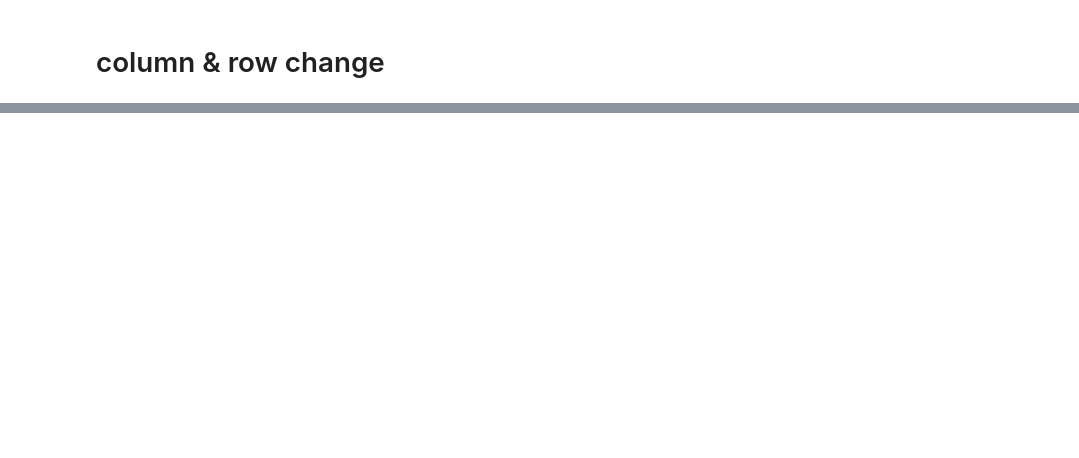
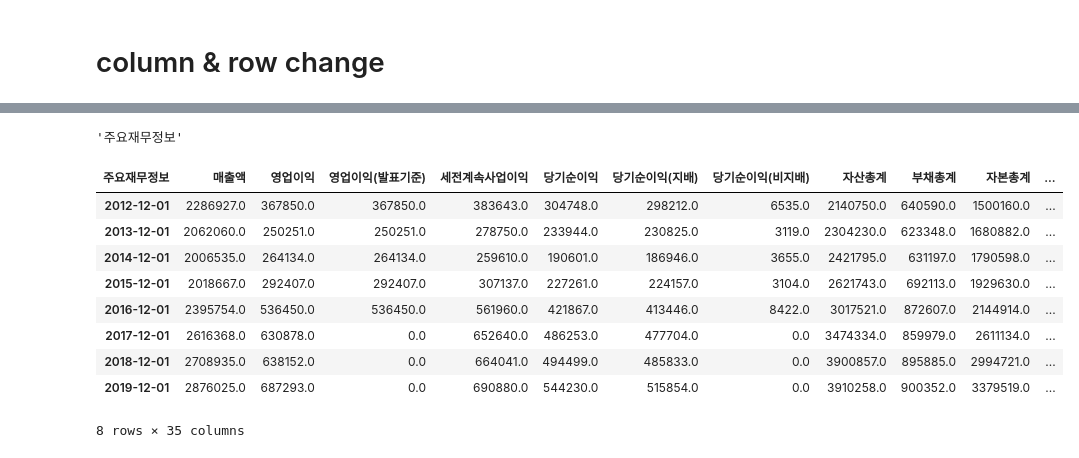
Before and after one commit to AveryCastle/quant-stock, a Jupyter notebook: get_one_kospi.ipynb, the cells around one changed output, grey strips where cells are left out. Saved outputs shown, nothing was run; the diff lists cells and outputs as text; code cells hidden in the pictures; blank space fills up the shorter version.

Commit message:
증자여부 컬럼 추가(WIP).

```diff
--- a/get_one_kospi.ipynb
+++ b/get_one_kospi.ipynb
@@ -145,0 +166,19 @@ dft[['매출액', '당기순이익', '부채총계', 'PER(배)' , 'PBR(배)', '
+# %%
+df.index.name
+# %% [output]
+'주요재무정보'
+# %%
+dft.loc[0:1,'증자여부'] = 12.0
+# %%
+dft
+# %% [output]
+| 주요재무정보 | 매출액 | 영업이익 | 영업이익(발표기준) | 세전계속사업이익 | 당기순이익 | 당기순이익(지배) | 당기순이익(비지배) | 자산총계 | 부채총계 | 자본총계 | ... |
+| 2012-12-01 | 2286927.0 | 367850.0 | 367850.0 | 383643.0 | 304748.0 | 298212.0 | 6535.0 | 2140750.0 | 640590.0 | 1500160.0 | ... |
+| 2013-12-01 | 2062060.0 | 250251.0 | 250251.0 | 278750.0 | 233944.0 | 230825.0 | 3119.0 | 2304230.0 | 623348.0 | 1680882.0 | ... |
+| 2014-12-01 | 2006535.0 | 264134.0 | 264134.0 | 259610.0 | 190601.0 | 186946.0 | 3655.0 | 2421795.0 | 631197.0 | 1790598.0 | ... |
+| 2015-12-01 | 2018667.0 | 292407.0 | 292407.0 | 307137.0 | 227261.0 | 224157.0 | 3104.0 | 2621743.0 | 692113.0 | 1929630.0 | ... |
+| 2016-12-01 | 2395754.0 | 536450.0 | 536450.0 | 561960.0 | 421867.0 | 413446.0 | 8422.0 | 3017521.0 | 872607.0 | 2144914.0 | ... |
+| 2017-12-01 | 2616368.0 | 630878.0 | 0.0 | 652640.0 | 486253.0 | 477704.0 | 0.0 | 3474334.0 | 859979.0 | 2611134.0 | ... |
+| 2018-12-01 | 2708935.0 | 638152.0 | 0.0 | 664041.0 | 494499.0 | 485833.0 | 0.0 | 3900857.0 | 895885.0 | 2994721.0 | ... |
+| 2019-12-01 | 2876025.0 | 687293.0 | 0.0 | 690880.0 | 544230.0 | 515854.0 | 0.0 | 3910258.0 | 900352.0 | 3379519.0 | ... |
+8 rows × 35 columns
```
Also changed, not shown: parts of 9 cells of this notebook, 3 other files.
